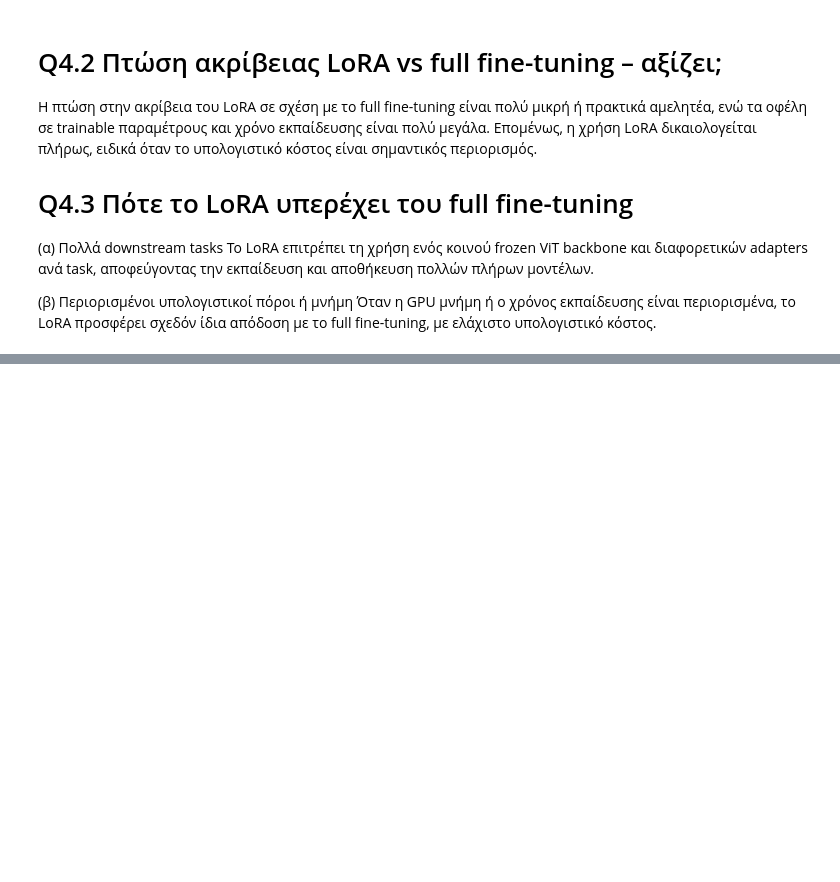
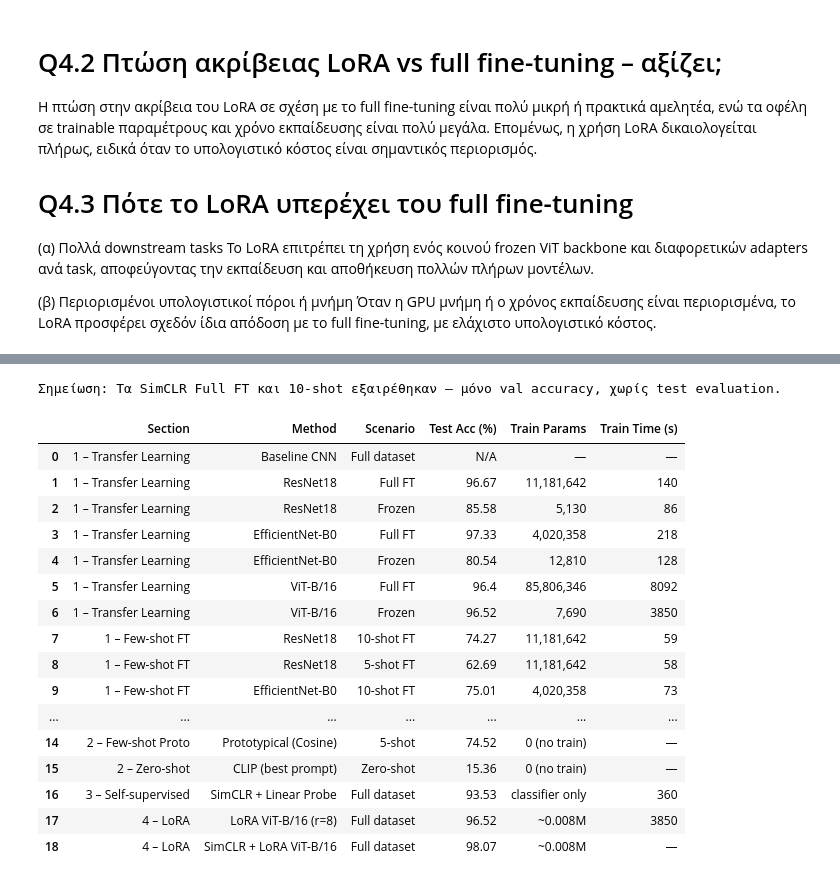
Before and after one commit to kostisTses/satellite-image-classification, a Jupyter notebook: src.ipynb, the cells around one changed output, grey strips where cells are left out. Cells and saved outputs as stored; diff of their text form; code cells hidden in the pictures; blank space fills up the shorter version.

Commit message:
added final time table. Other small changes

```diff
--- a/src.ipynb
+++ b/src.ipynb
@@ -2790,0 +2772,51 @@ results
+# %%
+import pandas as pd
+
+results = pd.DataFrame([
+    # Section 1 – Transfer Learning (full dataset)
+    {"Section": "1 – Transfer Learning", "Method": "Baseline CNN",             "Scenario": "Full dataset",  "Test Acc (%)": "N/A",  "Train Params": "—",            "Train Time (s)": "—"},
+    {"Section": "1 – Transfer Learning", "Method": "ResNet18",                 "Scenario": "Full FT",       "Test Acc (%)": 96.67,  "Train Params": "11,181,642",  "Train Time (s)": 140},
+    {"Section": "1 – Transfer Learning", "Method": "ResNet18",                 "Scenario": "Frozen",        "Test Acc (%)": 85.58,  "Train Params": "5,130",       "Train Time (s)": 86},
+    {"Section": "1 – Transfer Learning", "Method": "EfficientNet-B0",          "Scenario": "Full FT",       "Test Acc (%)": 97.33,  "Train Params": "4,020,358",  "Train Time (s)": 218},
+    {"Section": "1 – Transfer Learning", "Method": "EfficientNet-B0",          "Scenario": "Frozen",        "Test Acc (%)": 80.54,  "Train Params": "12,810",      "Train Time (s)": 128},
+    {"Section": "1 – Transfer Learning", "Method": "ViT-B/16",                 "Scenario": "Full FT",       "Test Acc (%)": 96.40,  "Train Params": "85,806,346", "Train Time (s)": 8092},
+    {"Section": "1 – Transfer Learning", "Method": "ViT-B/16",                 "Scenario": "Frozen",        "Test Acc (%)": 96.52,  "Train Params": "7,690",       "Train Time (s)": 3850},
+    # Section 1 – Few-shot fine-tuning
+    {"Section": "1 – Few-shot FT",        "Method": "ResNet18",                 "Scenario": "10-shot FT",    "Test Acc (%)": 74.27,  "Train Params": "11,181,642",  "Train Time (s)": 59},
+    {"Section": "1 – Few-shot FT",        "Method": "ResNet18",                 "Scenario": "5-shot FT",     "Test Acc (%)": 62.69,  "Train Params": "11,181,642",  "Train Time (s)": 58},
+    {"Section": "1 – Few-shot FT",        "Method": "EfficientNet-B0",          "Scenario": "10-shot FT",    "Test Acc (%)": 75.01,  "Train Params": "4,020,358",  "Train Time (s)": 73},
+    {"Section": "1 – Few-shot FT",        "Method": "EfficientNet-B0",          "Scenario": "5-shot FT",     "Test Acc (%)": 37.73,  "Train Params": "4,020,358",  "Train Time (s)": 74},
+    # Section 2 – Few-shot & Zero-shot
+    {"Section": "2 – Few-shot Proto",     "Method": "Prototypical (Euclidean)", "Scenario": "10-shot",       "Test Acc (%)": 75.09,  "Train Params": "0 (no train)", "Train Time (s)": "—"},
+    {"Section": "2 – Few-shot Proto",     "Method": "Prototypical (Cosine)",    "Scenario": "10-shot",       "Test Acc (%)": 76.57,  "Train Params": "0 (no train)", "Train Time (s)": "—"},
+    {"Section": "2 – Few-shot Proto",     "Method": "Prototypical (Euclidean)", "Scenario": "5-shot",        "Test Acc (%)": 70.25,  "Train Params": "0 (no train)", "Train Time (s)": "—"},
+    {"Section": "2 – Few-shot Proto",     "Method": "Prototypical (Cosine)",    "Scenario": "5-shot",        "Test Acc (%)": 74.52,  "Train Params": "0 (no train)", "Train Time (s)": "—"},
+    {"Section": "2 – Zero-shot",          "Method": "CLIP (best prompt)",       "Scenario": "Zero-shot",     "Test Acc (%)": 15.36,  "Train Params": "0 (no train)", "Train Time (s)": "—"},
+    # Section 3 – Self-supervised
+    {"Section": "3 – Self-supervised", "Method": "SimCLR + Linear Probe", "Scenario": "Full dataset", "Test Acc (%)": 93.53, "Train Params": "classifier only", "Train Time (s)": "360"},
+    # Section 4 – LoRA
+    {"Section": "4 – LoRA",               "Method": "LoRA ViT-B/16 (r=8)",      "Scenario": "Full dataset",  "Test Acc (%)": 96.52,  "Train Params": "~0.008M",     "Train Time (s)": 3850},
+    {"Section": "4 – LoRA",               "Method": "SimCLR + LoRA ViT-B/16",   "Scenario": "Full dataset",  "Test Acc (%)": 98.07,  "Train Params": "~0.008M",     "Train Time (s)": "—"},
+])
+
+print("Σημείωση: Τα SimCLR Full FT και 10-shot εξαιρέθηκαν — μόνο val accuracy, χωρίς test evaluation.")
+display(results)
+# %% [output]
+Σημείωση: Τα SimCLR Full FT και 10-shot εξαιρέθηκαν — μόνο val accuracy, χωρίς test evaluation.
+|  | Section | Method | Scenario | Test Acc (%) | Train Params | Train Time (s) |
+| 0 | 1 – Transfer Learning | Baseline CNN | Full dataset | N/A | — | — |
+| 1 | 1 – Transfer Learning | ResNet18 | Full FT | 96.67 | 11,181,642 | 140 |
+| 2 | 1 – Transfer Learning | ResNet18 | Frozen | 85.58 | 5,130 | 86 |
+| 3 | 1 – Transfer Learning | EfficientNet-B0 | Full FT | 97.33 | 4,020,358 | 218 |
+| 4 | 1 – Transfer Learning | EfficientNet-B0 | Frozen | 80.54 | 12,810 | 128 |
+| 5 | 1 – Transfer Learning | ViT-B/16 | Full FT | 96.4 | 85,806,346 | 8092 |
+| 6 | 1 – Transfer Learning | ViT-B/16 | Frozen | 96.52 | 7,690 | 3850 |
+| 7 | 1 – Few-shot FT | ResNet18 | 10-shot FT | 74.27 | 11,181,642 | 59 |
+| 8 | 1 – Few-shot FT | ResNet18 | 5-shot FT | 62.69 | 11,181,642 | 58 |
+| 9 | 1 – Few-shot FT | EfficientNet-B0 | 10-shot FT | 75.01 | 4,020,358 | 73 |
+| ... | ... | ... | ... | ... | ... | ... |
+| 14 | 2 – Few-shot Proto | Prototypical (Cosine) | 5-shot | 74.52 | 0 (no train) | — |
+| 15 | 2 – Zero-shot | CLIP (best prompt) | Zero-shot | 15.36 | 0 (no train) | — |
+| 16 | 3 – Self-supervised | SimCLR + Linear Probe | Full dataset | 93.53 | classifier only | 360 |
+| 17 | 4 – LoRA | LoRA ViT-B/16 (r=8) | Full dataset | 96.52 | ~0.008M | 3850 |
+| 18 | 4 – LoRA | SimCLR + LoRA ViT-B/16 | Full dataset | 98.07 | ~0.008M | — |
```
Also changed, not shown: parts of 2 cells of this notebook.
